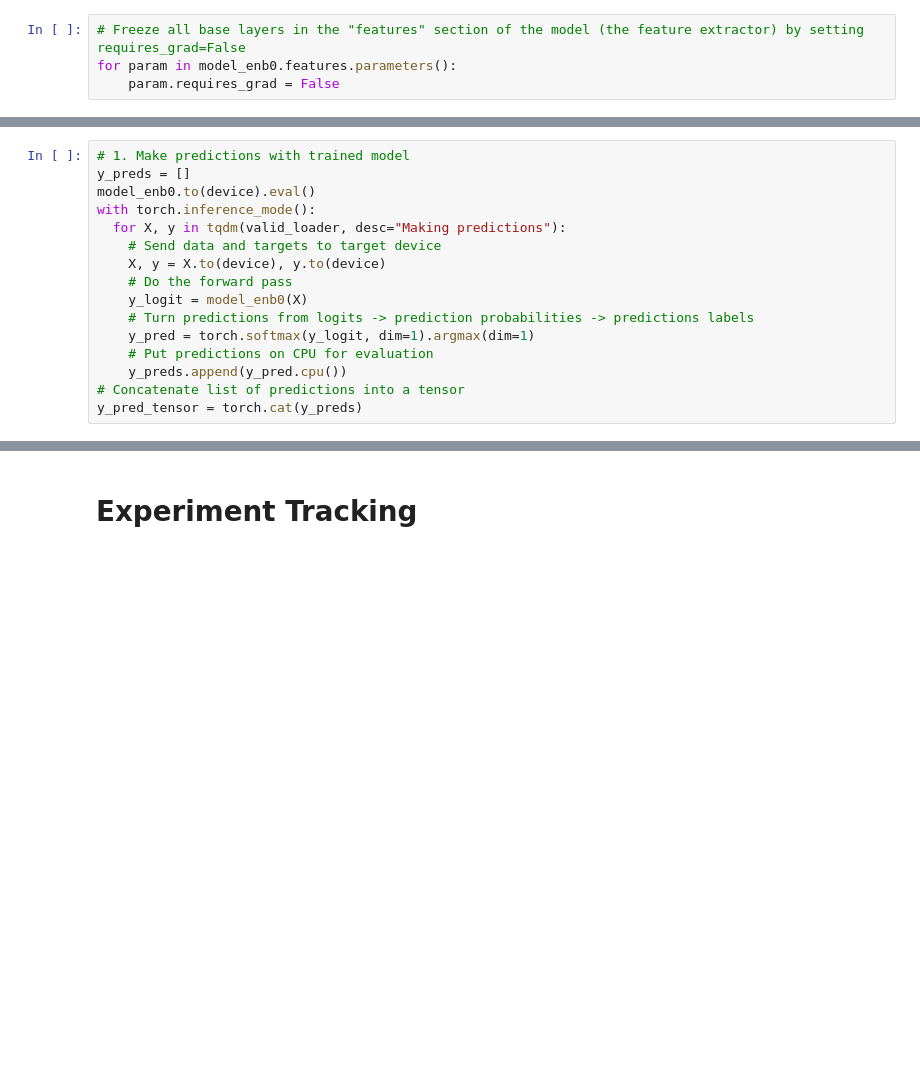
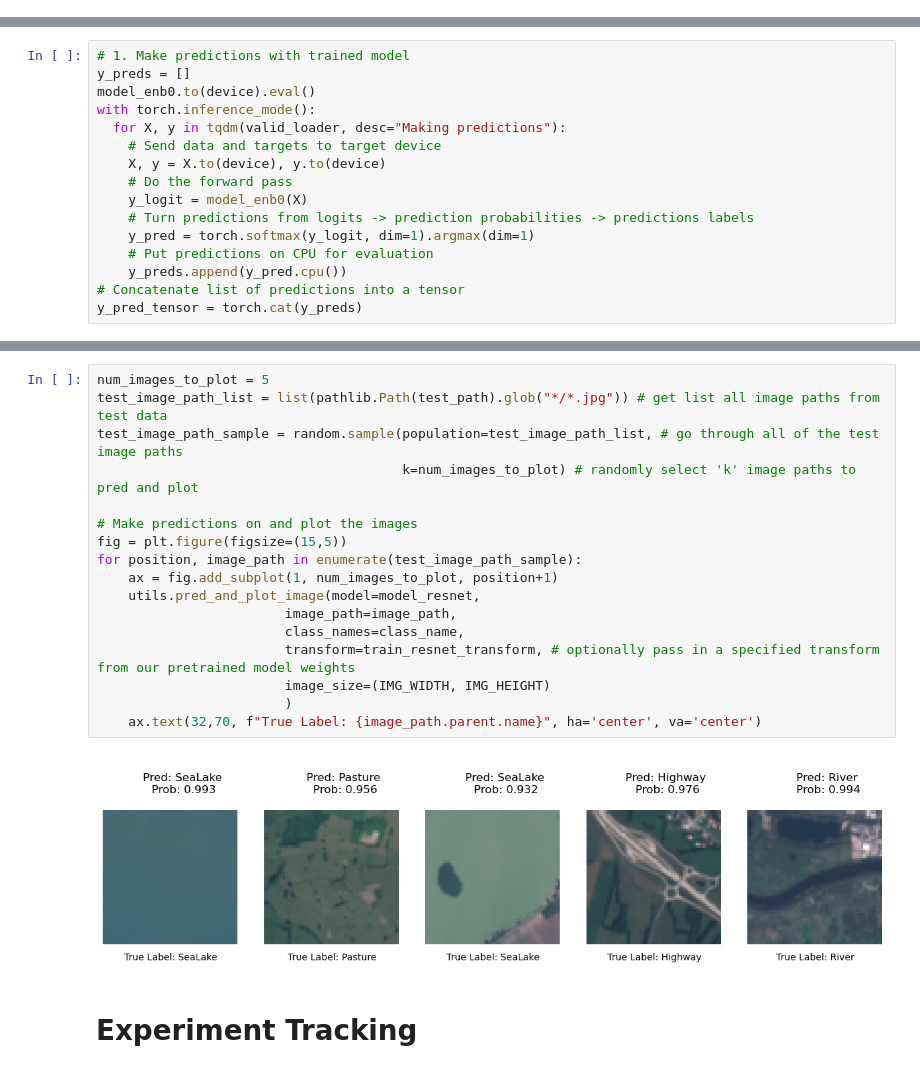
Before and after one commit to amrirasyidi/ztm_pytorch_exercise, a Jupyter notebook: 04_pytorch_custom_dataset_excercise.ipynb, the cells around one changed output, grey strips where cells are left out. Drawn from its saved outputs; the diff is of its cells as text; blank space fills up the shorter version.

```diff
--- a/04_pytorch_custom_dataset_excercise.ipynb
+++ b/04_pytorch_custom_dataset_excercise.ipynb
@@ -207,4 +227,0 @@ Estimated Total Size (MB): 592.81
-# %%
-# Freeze all base layers in the "features" section of the model (the feature extractor) by setting requires_grad=False
-for param in model_enb0.features.parameters():
-    param.requires_grad = False
@@ -331,3 +401,22 @@ plt.axis(False);
+# %%
+num_images_to_plot = 5
+test_image_path_list = list(pathlib.Path(test_path).glob("*/*.jpg")) # get list all image paths from test data
+test_image_path_sample = random.sample(population=test_image_path_list, # go through all of the test image paths
+                                       k=num_images_to_plot) # randomly select 'k' image paths to pred and plot
+
+# Make predictions on and plot the images
+fig = plt.figure(figsize=(15,5))
+for position, image_path in enumerate(test_image_path_sample):
+    ax = fig.add_subplot(1, num_images_to_plot, position+1)
+    utils.pred_and_plot_image(model=model_resnet,
+                        image_path=image_path,
+                        class_names=class_name,
+                        transform=train_resnet_transform, # optionally pass in a specified transform from our pretrained model weights
+                        image_size=(IMG_WIDTH, IMG_HEIGHT)
+                        )
+    ax.text(32,70, f"True Label: {image_path.parent.name}", ha='center', va='center')
+# %% [output]
+[figure, added]
 # %% [markdown]
 # Experiment Tracking
 # %% [markdown]
```
Also changed, not shown: parts of 26 cells of this notebook, 3 other files.
